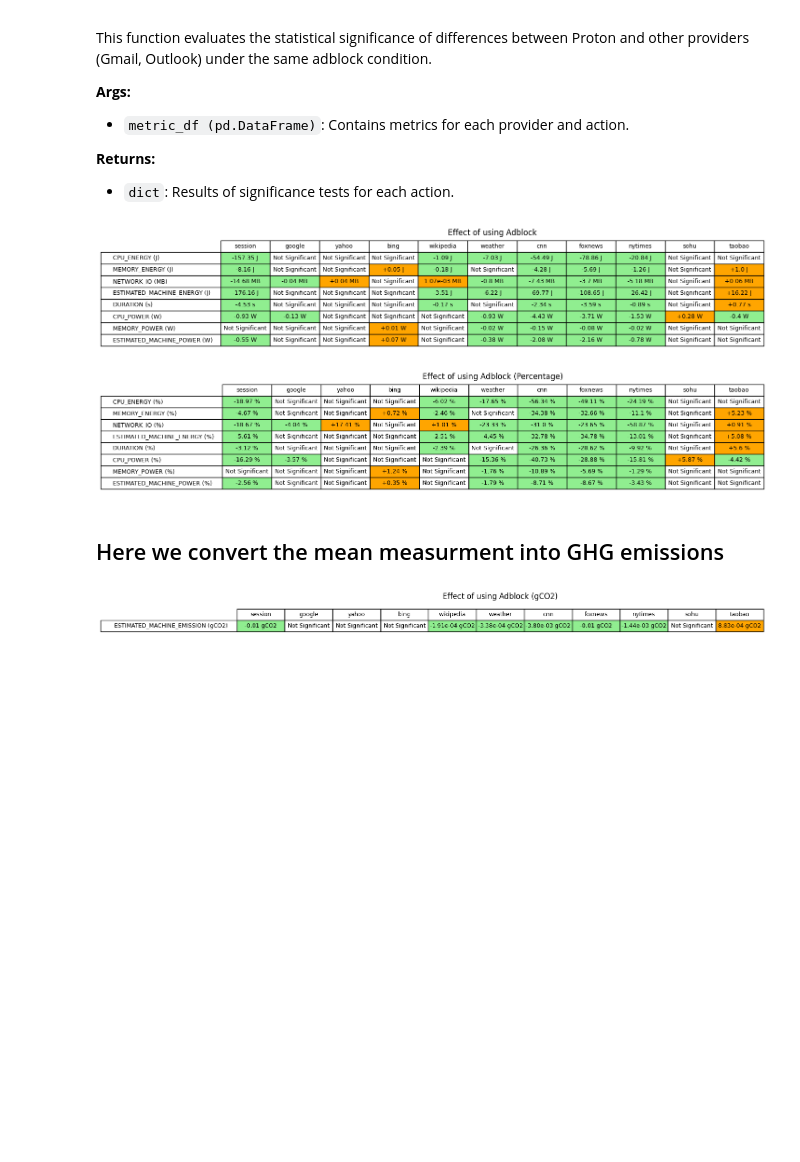
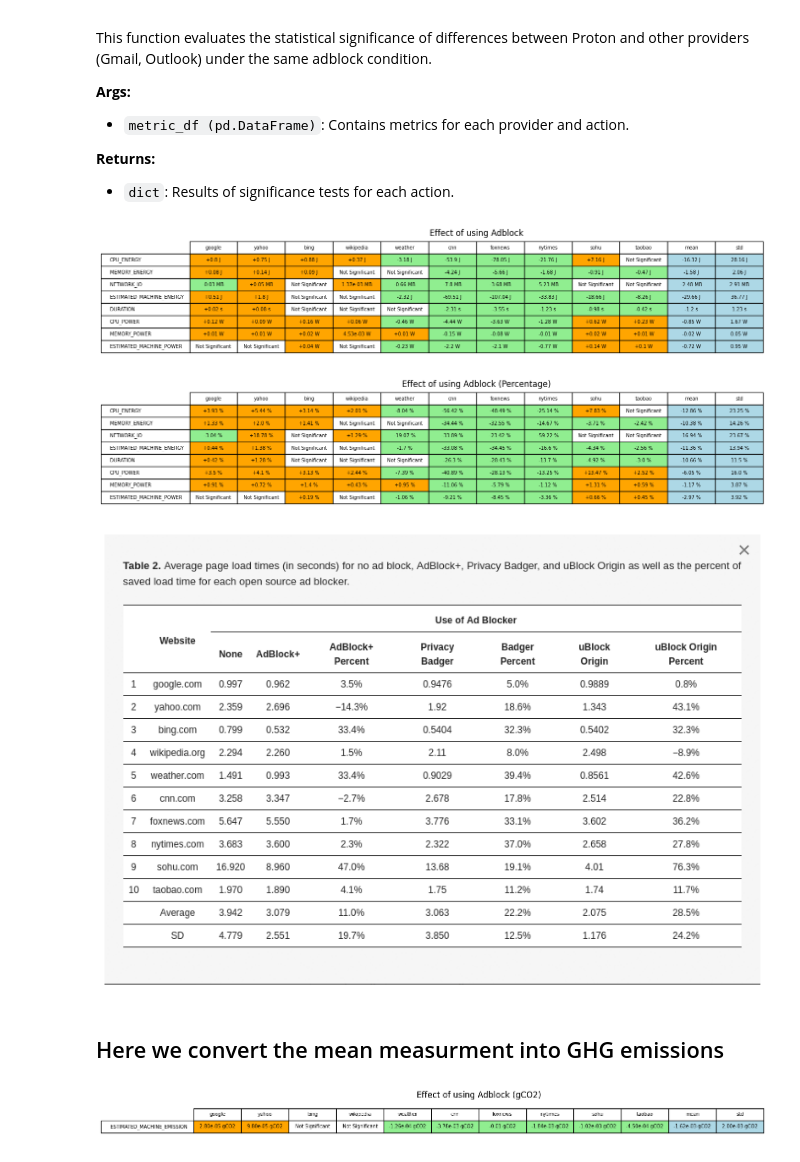
Before and after one commit to jkayembe/thesis, a Jupyter notebook: notebook/2025_topnews_data_analysis.ipynb, the cells around one changed output. Drawn from its saved outputs; the diff is of its cells as text; code cells hidden in the pictures; blank space fills up the shorter version.

```diff
--- a/notebook/2025_topnews_data_analysis.ipynb
+++ b/notebook/2025_topnews_data_analysis.ipynb
@@ -149,7 +149,7 @@ EXAMPLE :
 - Considering the 'attachment' functional unit (i.e. send with attachment file) for the 'mysolution' provider with adblock disabled and PGP enabled, we look up the entry `['mysolution_noadblock_pgp', 'attachment']`. This entry directs us to the test name `'2025_mysolution_attachment_noadblock_pgp.json'` and specifies the name of the action to monitor: `'send_mail'`.
 # %%
 ADBLOCK_CONDITION = ['enabled', 'disabled']
-FUNCTIONAL_UNITS =     ['session',
+FUNCTIONAL_UNITS =     [
                         'google',
                         'yahoo',
                         'bing',
@@ -612,16 +612,9 @@ import matplotlib.pyplot as plt
 import numpy as np
 
 def plot_metrics_bars(means_and_stds: pd.DataFrame, metric: str):
-    # Define colors for providers and conditions
-    colors = {
-        'gmail': {'adblock': '#ABB0AC', 'noadblock': '#636964'},
-        'outlook': {'adblock': '#97BCD8', 'noadblock': '#366990'},
-        'proton': {'adblock': '#F8B18B', 'noadblock': '#F26419'},
-        'mysolution': {'pgp': '#FAD389', 'nopgp': '#F6AE2D'}
-    }
 
     # Create a new figure
-    fig, ax = plt.subplots(figsize=(12, 8))
+    fig, ax = plt.subplots(figsize=(10, 6))
 
     # Get unique functional units and calculate positions
     functional_units = FUNCTIONAL_UNITS
@@ -830,37 +853,62 @@ def plot_gains(gains: pd.DataFrame, title: str, percentage=False, CO2 = False, l
     plt.title(title, )
     plt.show()
 # %%
-comparaisons = {
+comparisons = {
     "Effect of using Adblock": {
         'A': {'adblock': 'enabled'},
         'B': {'adblock': 'disabled'}
     }
 }
-for title, comparaison_pair in comparaisons.items():
-    independence = True if 'over' in title else False
-    gains, percentage_gains = compute_gains(clean_data, comparaison_pair, independence)
+for title, comparison_pair in comparisons.items():
+    gains, percentage_gains = compute_gains(clean_data, comparison_pair, independence=False)
+
+    # Add mean and std columns to gains and percentage_gains DataFrames
+    gains['mean'] = gains.mean(axis=1)
+    gains['std'] = gains.std(axis=1)
+
+    percentage_gains['mean'] = percentage_gains.mean(axis=1)
+    percentage_gains['std'] = percentage_gains.std(axis=1)
+
     plot_gains(gains, title)
     plot_gains(percentage_gains, title + ' (Percentage)', percentage=True)
+
+import matplotlib.pyplot as plt
+import matplotlib.image as mpimg
+
+
+img = mpimg.imread('study_stat.png')
+
+# Create a plot
+fig, ax = plt.subplots(figsize= (10,10))
+ax.imshow(img)
+ax.axis('off')
+plt.show()
 # %% [output]
-[figure, old version]
+[figure, new version]
-[figure, old version]
+[figure, new version]
+[figure, added]
 # %% [markdown]
 ## Here we convert the mean measurment into GHG emissions
 # %%
-e_intensity = 196*2.7778e-7 #196 [gCO2/kWH] [Belgium2023] * 2.777e-7 [kWh/J] --> [gCO2/J]
+# compute_gains returns dataframe containing strings in some cells ('Not Significant'). So
+# we define a safe multiplication function to account for this
+def safe_multiply(data: pd.DataFrame, multiplier):
+    def multiply_if_number(value, multiplier):
+        if isinstance(value, (int, float)):
+            return value * multiplier
+        else:
+            return value
+    return data.applymap(lambda x: multiply_if_number(x, multiplier))
 
-# Ensure that 'gains' contains numeric values where possible
-def safe_multiply(value, multiplier):
-    if isinstance(value, (int, float)):
-        return value * multiplier
-    else:
-        return value
+e_production_emission = 196*2.7778e-7 #196 [gCO2/kWH] [Belgium2023] * 2.777e-7 [kWh/J] --> [gCO2/J]
 
-for title, comparaison_pair in comparaisons.items():
-    independence = True if 'over' in title else False
-    gains, percentage_gains = compute_gains(clean_data, comparaison_pair, independence, metrics=['ESTIMATED_MACHINE_ENERGY'])
-    CO2_USER_gain = gains.applymap(lambda x: safe_multiply(x, e_intensity))
-    plot_gains(CO2_USER_gain, title + ' (gCO2)', CO2=True, label='ESTIMATED_MACHINE_EMISSION (gCO2)', figsize=(10,1))
+for title, comparison_pair in comparisons.items():
+    gains, percentage_gains = compute_gains(clean_data, comparison_pair, independence=False, metrics=['ESTIMATED_MACHINE_ENERGY'])
+     # Add mean and std columns to gains and percentage_gains DataFrames
+    gains['mean'] = gains.mean(axis=1)
+    gains['std'] = gains.std(axis=1)
+    CO2_USER_gain = safe_multiply(gains, multiplier=e_production_emission)
+    plot_gains(CO2_USER_gain, title + ' (gCO2)', CO2=True, label='ESTIMATED_MACHINE_EMISSION', figsize=(10,1))
 # %% [output]
-[figure, old version]
+[figure, new version]
 # %%
```
Also changed, not shown: parts of 10 cells of this notebook, 2 other files.
